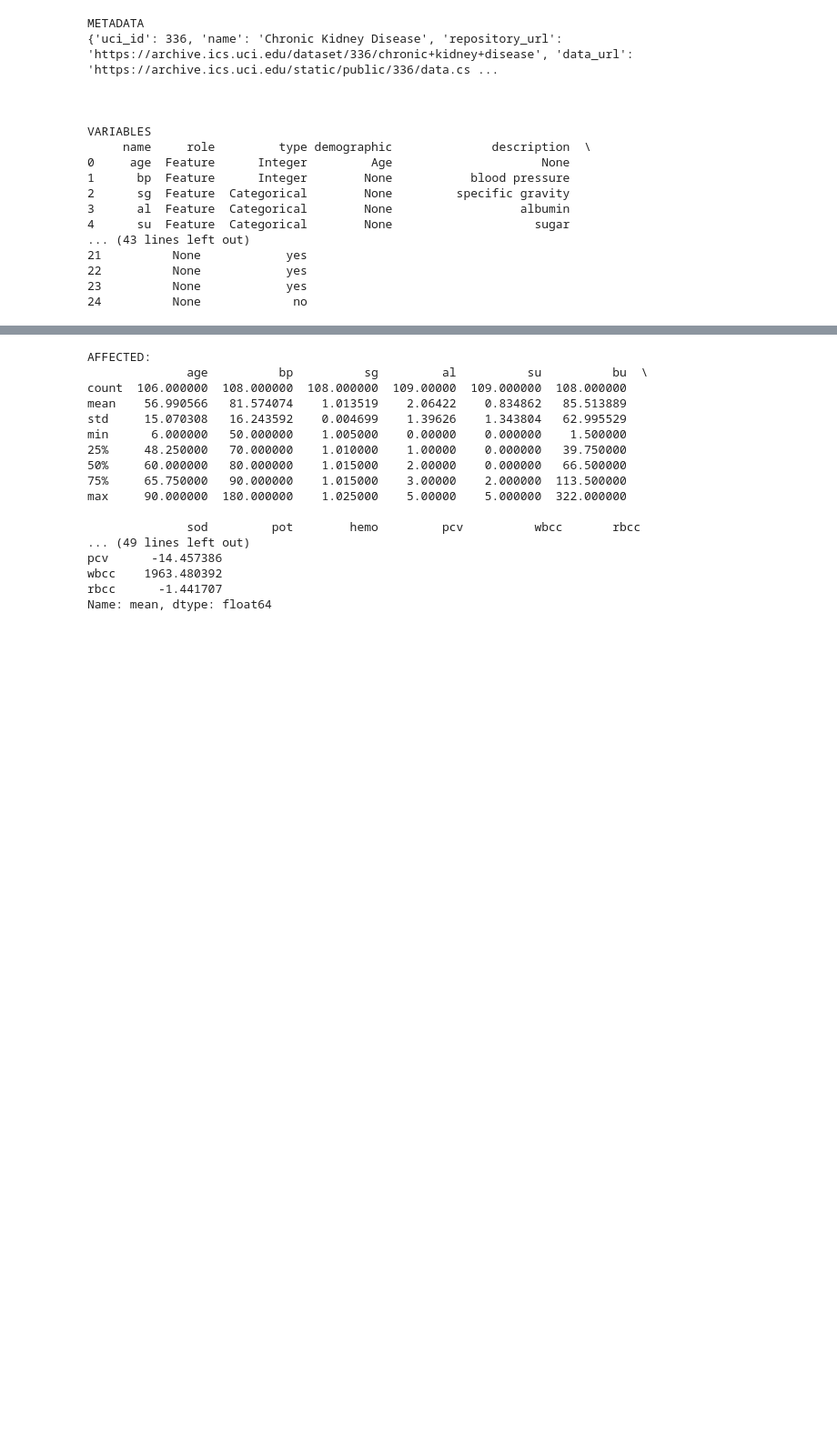
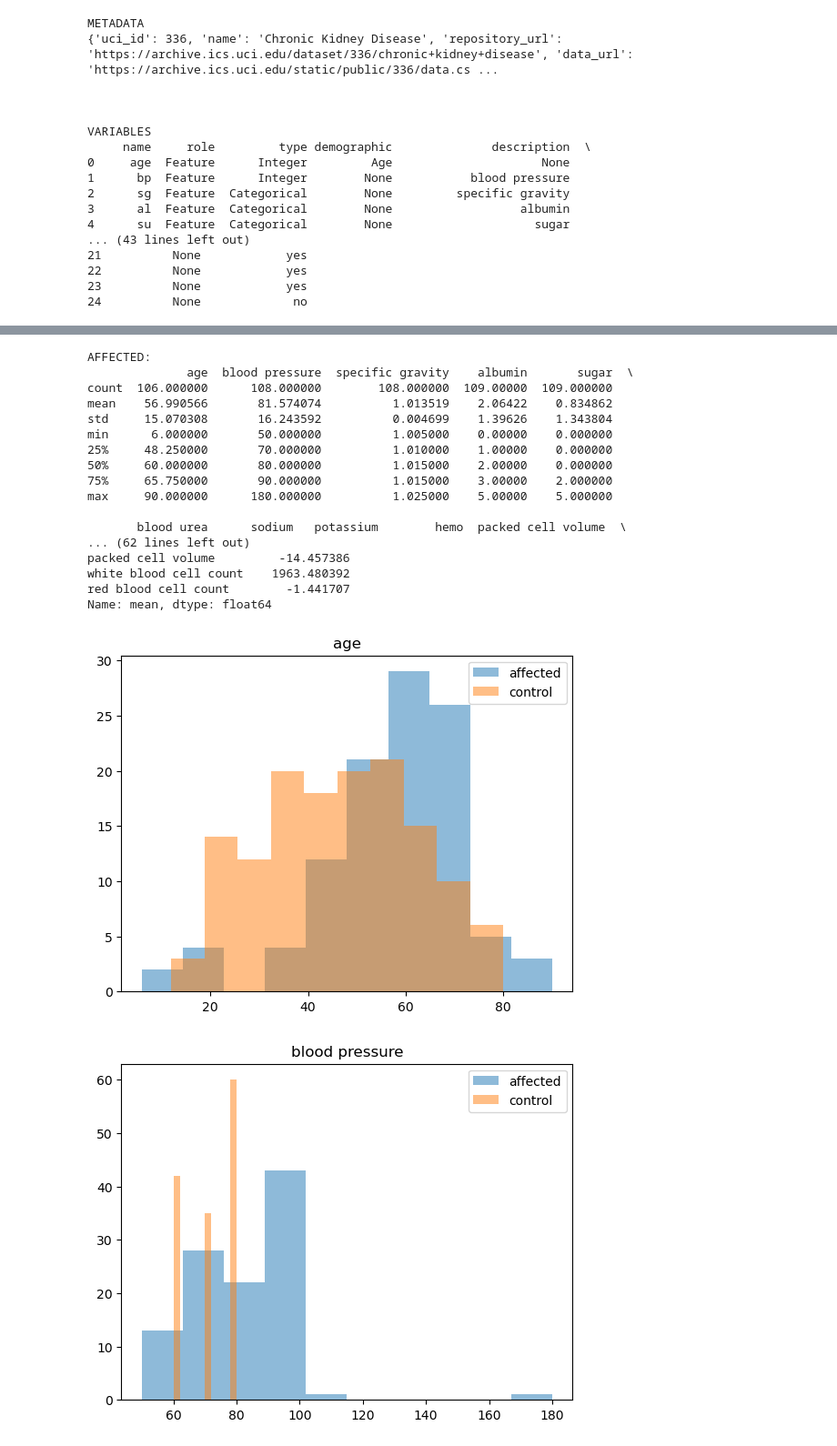
Before and after one commit to Tatusaily/DataML, a Jupyter notebook: healthAssignment.ipynb, the cells around one changed output, grey strips where cells are left out. Shown at 91% size. Saved outputs shown, nothing was run; the diff lists cells and outputs as text; code cells hidden in the pictures; blank space fills up the shorter version.

```diff
--- a/healthAssignment.ipynb
+++ b/healthAssignment.ipynb
@@ -63,7 +63,7 @@ df = X.join(y)
 df = df[['age', 'bp', 'sg', 'al', 'su', 'rbc', 'bu', 'sod', 'pot', 'hemo', 'pcv', 'wbcc', 'rbcc', 'class']]
 df['hemo'] = df.hemo/10 # converting hemoglobin to g/dL
 df['class'] = df['class'].map({'ckd': 'a', 'notckd': 'c'}) # converting class to binary
-
+df.rename(columns={'bp': 'blood pressure', 'sg': 'specific gravity', 'al': 'albumin', 'su': 'sugar', 'rbc': 'blood glucose random', 'bu': 'blood urea', 'sod': 'sodium', 'pot': 'potassium', 'pcv': 'packed cell volume', 'wbcc': 'white blood cell count', 'rbcc': 'red blood cell count'}, inplace=True)
 # Some of the values are missing. Missing values are logged as 'nan'
 # Copy the data frame to a new data frame df_cleaned and remove all rows with 3 or more missing values
 df_cleaned = df.replace('nan', np.nan)
@@ -96,23 +96,37 @@ print(df_affected.describe())
 print("\n")
 print("CONTROL:")
 print(df_control.describe())
-
+print("\n")
+print("DIFFERENCE IN MEANS:")
 print(df_affected.describe().loc['mean'] - df_control.describe().loc['mean'])   # difference in means
 # %% [output]
 AFFECTED:
-              age          bp          sg         al          su          bu  \
-count  106.000000  108.000000  108.000000  109.00000  109.000000  108.000000
-mean    56.990566   81.574074    1.013519    2.06422    0.834862   85.513889
-std     15.070308   16.243592    0.004699    1.39626    1.343804   62.995529
-min      6.000000   50.000000    1.005000    0.00000    0.000000    1.500000
-25%     48.250000   70.000000    1.010000    1.00000    0.000000   39.750000
-50%     60.000000   80.000000    1.015000    2.00000    0.000000   66.500000
-75%     65.750000   90.000000    1.015000    3.00000    2.000000  113.500000
-max     90.000000  180.000000    1.025000    5.00000    5.000000  322.000000
+              age  blood pressure  specific gravity    albumin       sugar  \
+count  106.000000      108.000000        108.000000  109.00000  109.000000
+mean    56.990566       81.574074          1.013519    2.06422    0.834862
+std     15.070308       16.243592          0.004699    1.39626    1.343804
+min      6.000000       50.000000          1.005000    0.00000    0.000000
+25%     48.250000       70.000000          1.010000    1.00000    0.000000
+50%     60.000000       80.000000          1.015000    2.00000    0.000000
+75%     65.750000       90.000000          1.015000    3.00000    2.000000
+max     90.000000      180.000000          1.025000    5.00000    5.000000
 
-              sod         pot        hemo         pcv          wbcc       rbcc
-... (49 lines left out)
-pcv      -14.457386
-wbcc    1963.480392
-rbcc      -1.441707
+       blood urea      sodium   potassium        hemo  packed cell volume  \
+... (62 lines left out)
+packed cell volume         -14.457386
+white blood cell count    1963.480392
+red blood cell count        -1.441707
 Name: mean, dtype: float64
+# %%
+# Plot histograms for all columns in df_cleaned
+for col in df_cleaned.columns:
+    if col not in ['class', 'blood glucose random']:  # Exclude non-numeric columns
+        fig, ax = plt.subplots()
+        ax.hist(df_affected[col].dropna(), alpha=0.5, label='affected')
+        ax.hist(df_control[col].dropna(), alpha=0.5, label='control')
+        ax.set_title(col)
+        ax.legend()
+        plt.show()
+# %% [output]
+[figure, added]
+[figure, added]
```
Also changed, not shown: parts of 6 cells of this notebook.
